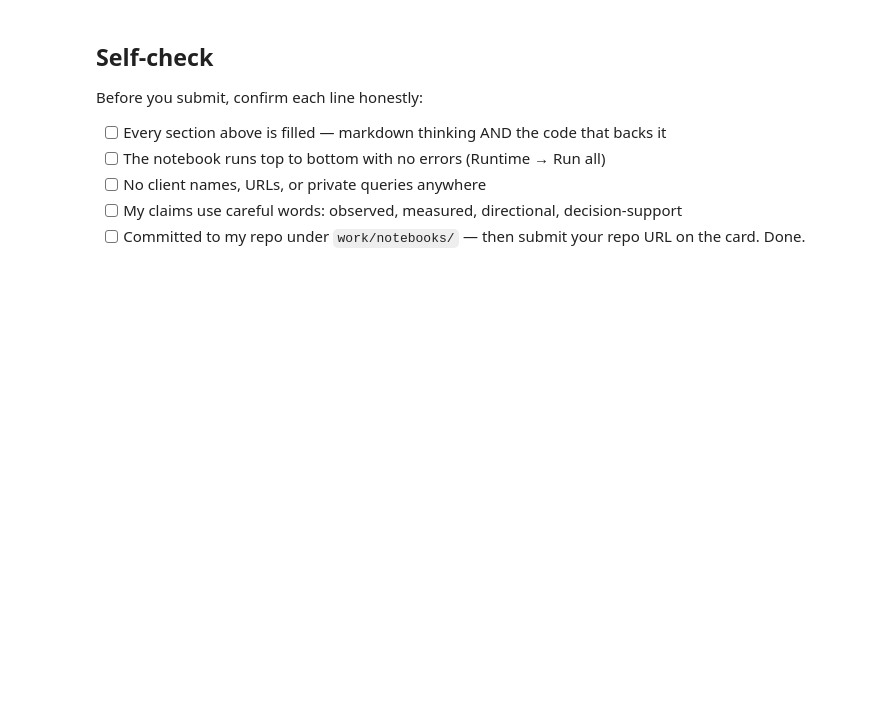
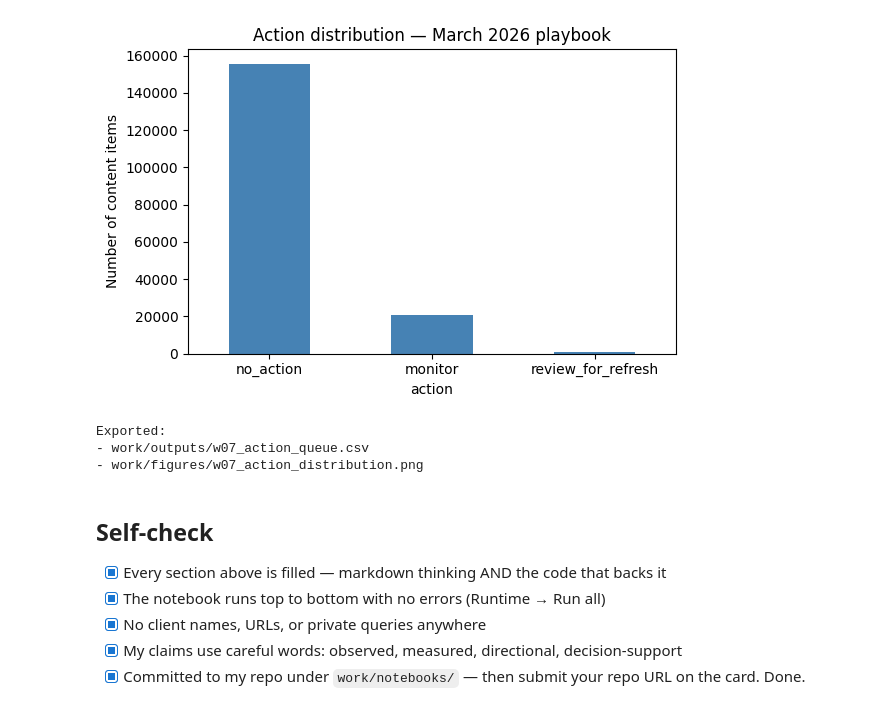
Before and after one commit to ozair247/flyrank-ml-internship, a Jupyter notebook: work/notebooks/w07_action_playbook.ipynb, the cells around one changed output. Saved outputs shown, nothing was run; the diff lists cells and outputs as text; code cells hidden in the pictures; blank space fills up the shorter version.

```diff
--- a/work/notebooks/w07_action_playbook.ipynb
+++ b/work/notebooks/w07_action_playbook.ipynb
@@ -43,0 +12,15 @@ This skeleton is yours to fill. Work the sections **in order** — each one has
+# %%
+%pip install -q duckdb scikit-learn pandas numpy matplotlib
+import duckdb
+import numpy as np
+import pandas as pd
+import matplotlib.pyplot as plt
+from google.colab import userdata
+
+con = duckdb.connect()
+con.execute(f"CREATE OR REPLACE SECRET hf (TYPE huggingface, TOKEN '{userdata.get('HF_TOKEN')}')")
+
+FACT_MONTH  = "read_parquet('hf://datasets/FlyRank/internship-warehouse/fact_content_daily_performance/month=2026-03/*.parquet')"
+DIM_CONTENT = "read_parquet('hf://datasets/FlyRank/internship-warehouse/dim_content.parquet')"
+
+print("Connected.")
@@ -44,10 +246,42 @@ This skeleton is yours to fill. Work the sections **in order** — each one has
+# %%
+import os
+
+os.makedirs("work/outputs", exist_ok=True)
+os.makedirs("work/figures", exist_ok=True)
+
+export_cols = [
+    "rank", "content_hash_id", "client_hash_id", "model_risk_score",
+    "action", "reason_code", "content_age_days", "impressions_month",
+    "ctr_month", "avg_position_month", "is_declining_proxy"
+]
+
+# 1) Write ranked queue CSV
+queue[export_cols].to_csv("work/outputs/w07_action_queue.csv", index=False)
+
+# 2) Action distribution figure
+action_counts = queue["action"].value_counts()
+plt.figure(figsize=(6, 4))
+action_counts.plot(kind="bar", color="steelblue")
+plt.title("Action distribution — March 2026 playbook")
+plt.ylabel("Number of content items")
+plt.xticks(rotation=0)
+plt.tight_layout()
+plt.savefig("work/figures/w07_action_distribution.png", dpi=120)
+plt.show()
+
+print("Exported:")
+print("- work/outputs/w07_action_queue.csv")
+print("- work/figures/w07_action_distribution.png")
+# %% [output]
+[figure, added]
+Exported:
+- work/outputs/w07_action_queue.csv
+- work/figures/w07_action_distribution.png
 # %% [markdown]
 ## Self-check
 
-Before you submit, confirm each line honestly:
-
-- [ ] Every section above is filled — markdown thinking AND the code that backs it
-- [ ] The notebook runs top to bottom with no errors (Runtime → Run all)
-- [ ] No client names, URLs, or private queries anywhere
-- [ ] My claims use careful words: observed, measured, directional, decision-support
-- [ ] Committed to my repo under `work/notebooks/` — then submit your repo URL on the card. Done.
+- [x] Every section above is filled — markdown thinking AND the code that backs it
+- [x] The notebook runs top to bottom with no errors (Runtime → Run all)
+- [x] No client names, URLs, or private queries anywhere
+- [x] My claims use careful words: observed, measured, directional, decision-support
+- [x] Committed to my repo under `work/notebooks/` — then submit your repo URL on the card. Done.
```
Also changed, not shown: parts of 21 cells of this notebook.
